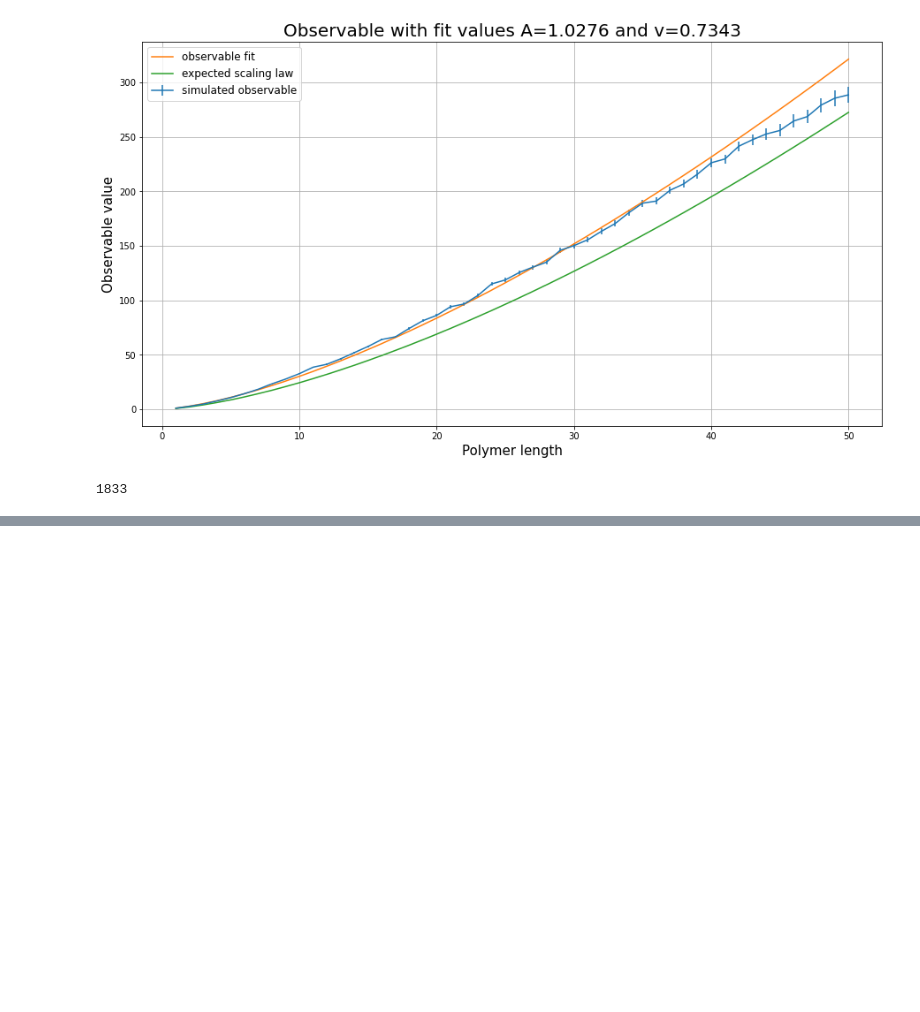
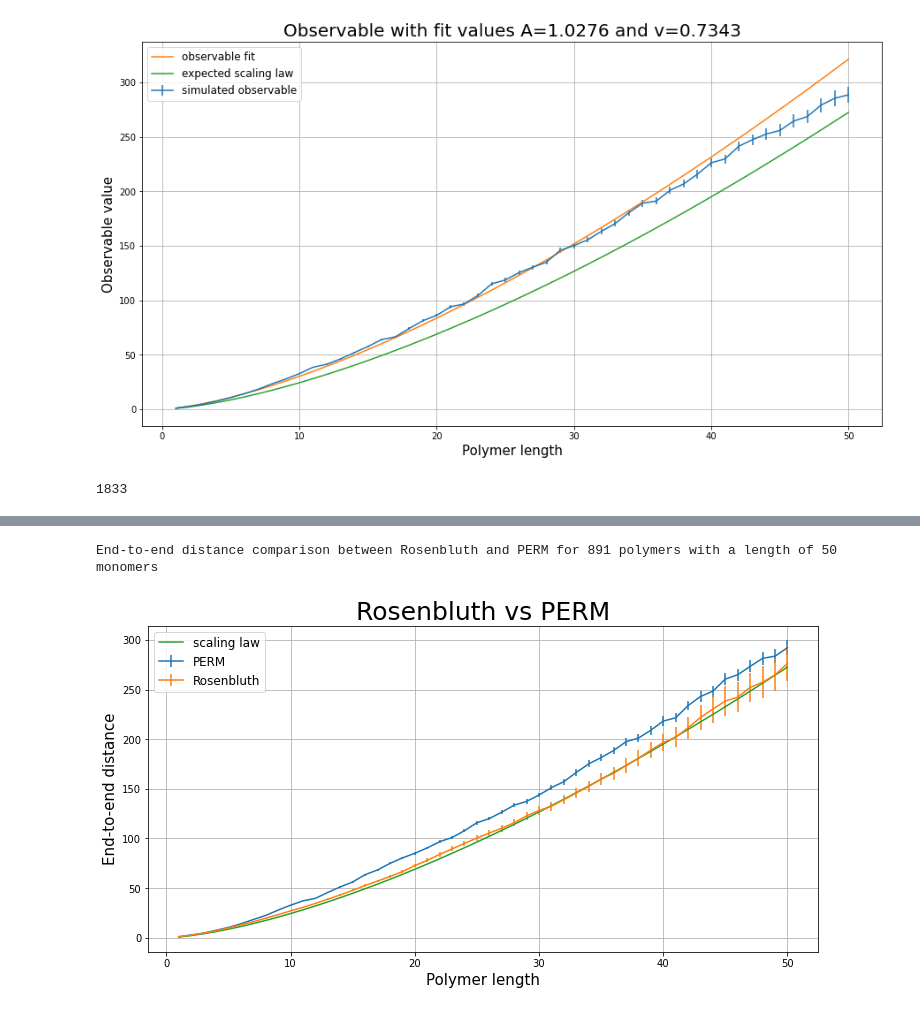
Before and after one commit to MG299792458/CompPhysProj2, a Jupyter notebook: Validation-Copy1.ipynb, the cells around one changed output, grey strips where cells are left out. Saved outputs shown, nothing was run; the diff lists cells and outputs as text; code cells hidden in the pictures; blank space fills up the shorter version.

```diff
--- a/Validation-Copy1.ipynb
+++ b/Validation-Copy1.ipynb
@@ -513,0 +590,38 @@ plt.show()
+# %%
+PERM_e2e = expect_observ(PERM_mod.end_to_end, PERM_mod.weights)
+PERM_er_e2e = error_observ(PERM_mod.end_to_end, PERM_mod.weights, PERM_L)
+PERM_gy = expect_observ(PERM_mod.gyration, PERM_mod.weights)
+PERM_er_gy = error_observ(PERM_mod.gyration, PERM_mod.weights, PERM_L)
+
+Rosen_mod.analyse_polymers(L)
+Rosen_e2e = expect_observ(Rosen_mod.end_to_end, Rosen_mod.weights)
+Rosen_er_e2e = error_observ(Rosen_mod.end_to_end, Rosen_mod.weights, PERM_L)
+Rosen_gy = expect_observ(Rosen_mod.gyration, Rosen_mod.weights)
+Rosen_er_gy = error_observ(Rosen_mod.gyration, Rosen_mod.weights, PERM_L)
+# %%
+def scale_law(x, a, b):
+    """Random walk scaling law"""
+    return a * x**(2 * b)
+
+
+length = np.arange(1, L+1, 1)
+scale_val = [0.771, 3/4]
+exp_e2e = scale_law(length, scale_val[0], scale_val[1])
+
+print('End-to-end distance comparison between Rosenbluth and PERM '
+      'for {} polymers with a length of {} monomers'.format(PERM_L, L))
+
+plt.figure(figsize=[12,6])
+plt.errorbar(length, PERM_e2e, PERM_er_e2e, label='PERM')
+plt.errorbar(length, Rosen_e2e, Rosen_er_e2e, label='Rosenbluth')
+plt.plot(length, exp_e2e, label='scaling law')
+plt.grid()
+plt.legend(loc='best', fontsize='large')
+plt.xlabel('Polymer length', fontsize=15)
+plt.ylabel('End-to-end distance', fontsize=15)
+plt.title('Rosenbluth vs PERM', fontsize=25)
+#plt.savefig("Figures/e2e_comparison_Rosenbluth_vs_PERM.pdf")
+plt.show()
+# %% [output]
+End-to-end distance comparison between Rosenbluth and PERM for 891 polymers with a length of 50 monomers
+[figure, added]
```
Also changed, not shown: parts of 13 cells of this notebook, 3 other files.
